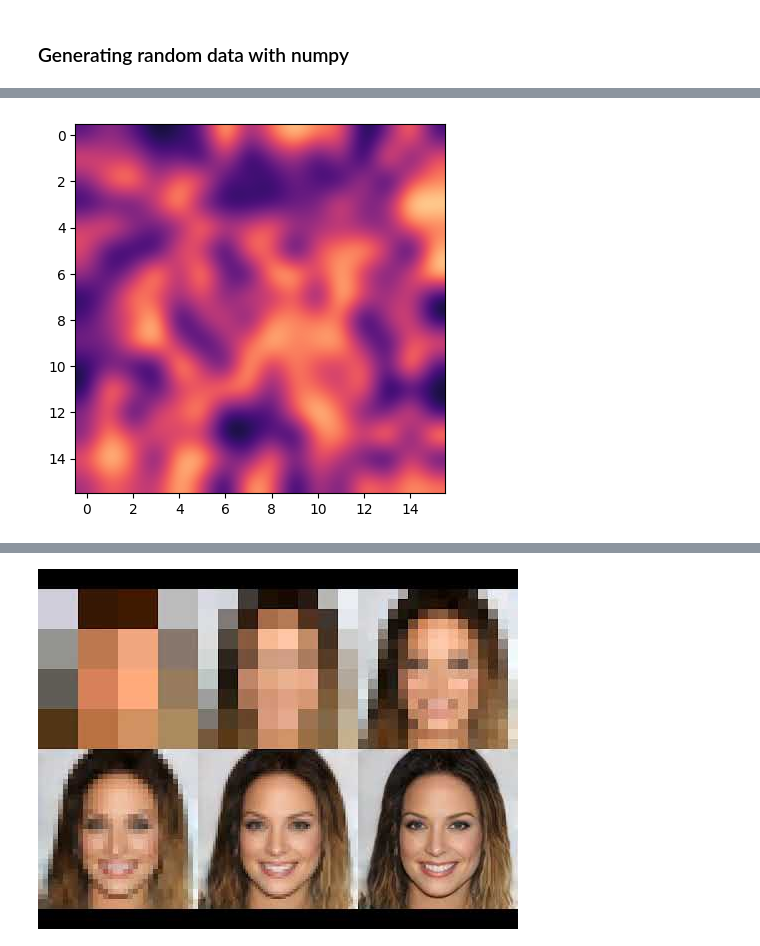
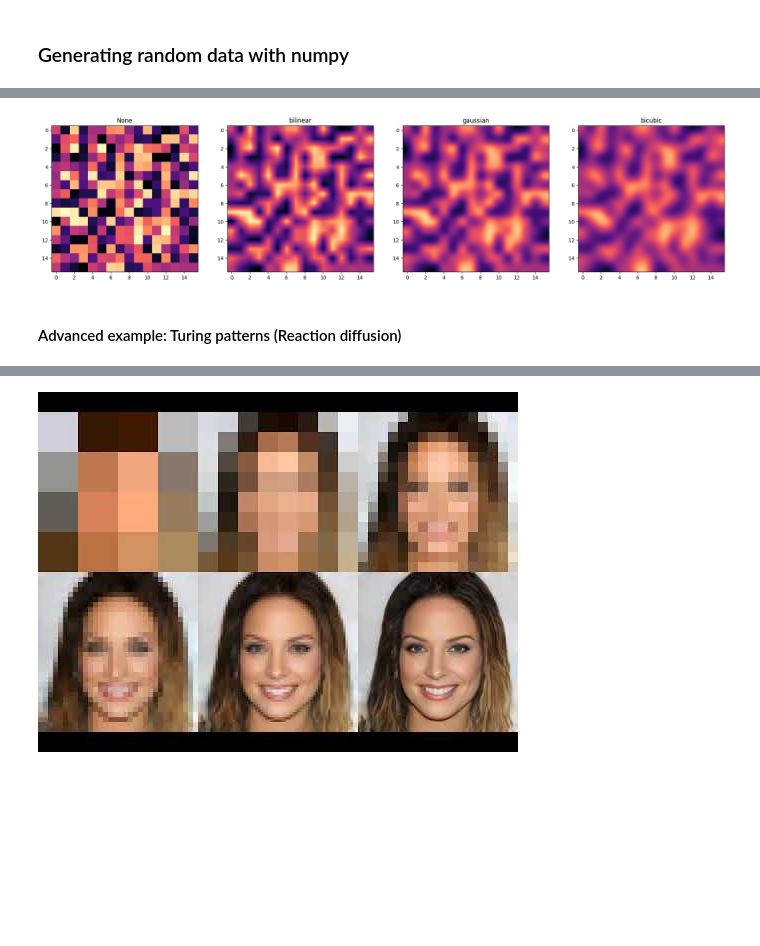
Before and after one commit to coralreefman/bca, a Jupyter notebook: notebooks/random.ipynb, the cells around one changed output, grey strips where cells are left out. Saved outputs shown, nothing was run; the diff lists cells and outputs as text; code cells hidden in the pictures; blank space fills up the shorter version.

```diff
--- a/notebooks/random.ipynb
+++ b/notebooks/random.ipynb
@@ -158,8 +158,17 @@ plt.show()
 # %%
 data = rng.random([16, 16])
 
-plt.imshow(data, cmap='magma', interpolation='bicubic')
+fig = plt.figure(figsize=(24, 6))
+
+interpolations = ['None', 'bilinear', 'gaussian', 'bicubic']
+
+for idx, i in enumerate(interpolations):
+
+    fig.add_subplot(1, len(interpolations), idx + 1).title.set_text(i)
+    plt.imshow(data, cmap='magma', interpolation=i)
 
 plt.show()
 # %% [output]
-[figure, old version]
+[figure, new version]
+# %% [markdown]
+#### Advanced example: Turing patterns (Reaction diffusion)
```
Also changed, not shown: parts of 44 cells of this notebook, 6 other files.
